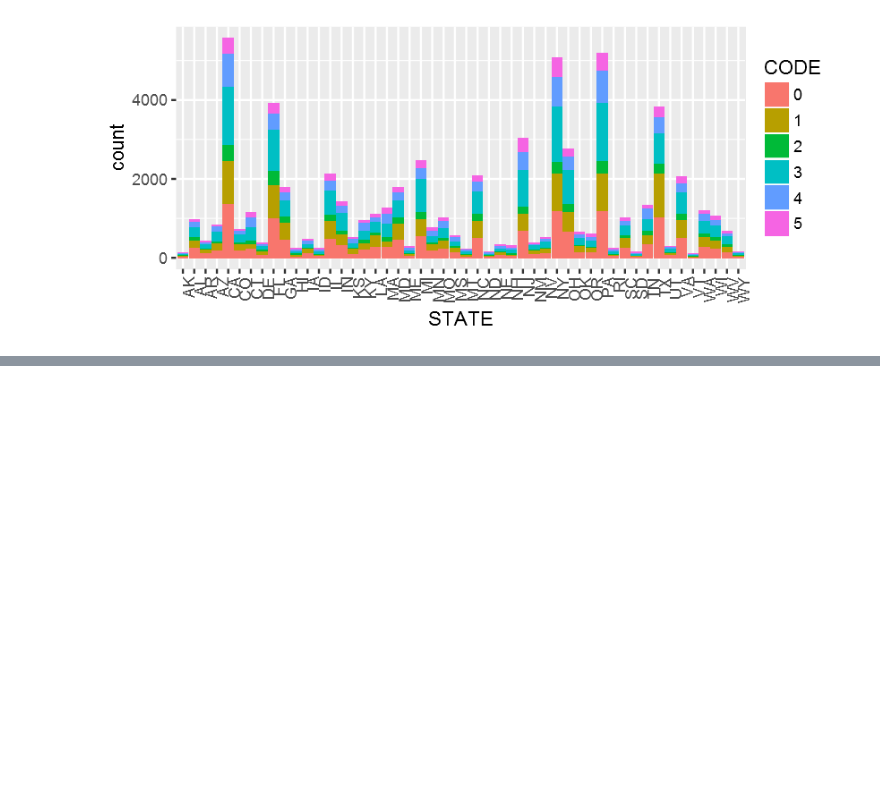
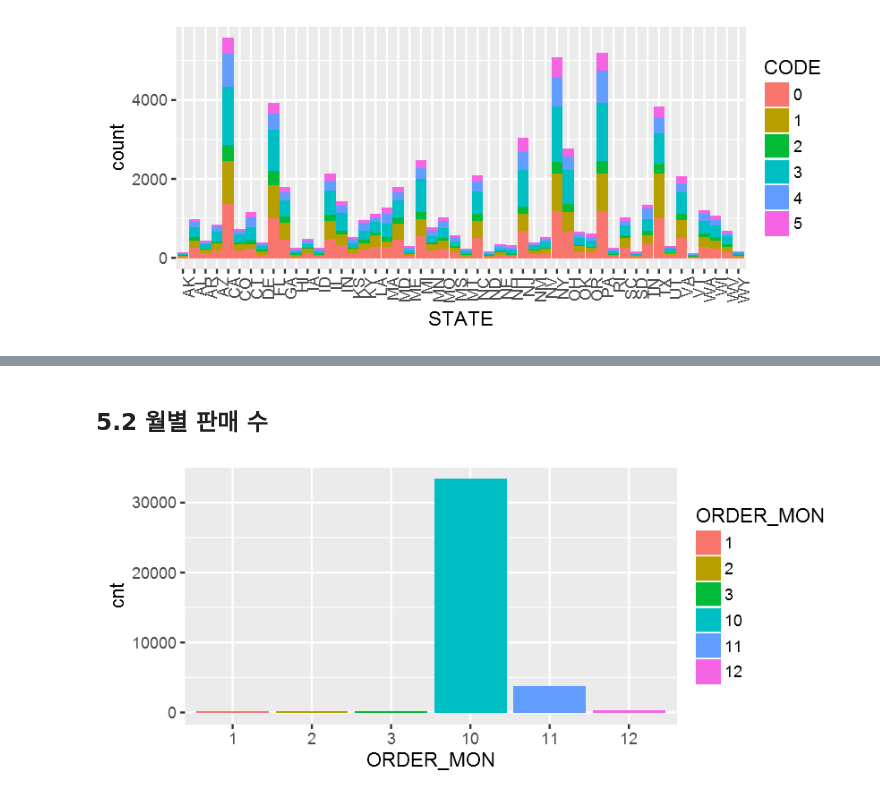
Before and after one commit to byungjun0689/DataScience, a Jupyter notebook: 1.Portfolio/2. QVC/QVC Analysis.ipynb, the cells around one changed output, grey strips where cells are left out. Saved outputs shown, nothing was run; the diff lists cells and outputs as text; code cells hidden in the pictures; blank space fills up the shorter version.

```diff
--- a/1.Portfolio/2. QVC/QVC Analysis.ipynb
+++ b/1.Portfolio/2. QVC/QVC Analysis.ipynb
@@ -128,0 +179,10 @@ ggplot(seg_customer,aes(x=STATE,fill=CODE)) + geom_bar() + theme(axis.text.x = e
+# %% [markdown]
+## 5.2  월별 판매 수
+# %%
+#  월별 판매 수
+mon_order <- order_df %>% group_by(ORDER_MON) %>% summarize(cnt =n())
+mon_order$ORDER_MON <- as.factor(mon_order$ORDER_MON)
+mon_order$per <- round(prop.table(mon_order$cnt),2) * 100
+ggplot(data=mon_order,aes(x=ORDER_MON,y=cnt,fill=ORDER_MON)) +geom_bar(stat="identity")
+# %% [output]
+[figure, added]
```
Also changed, not shown: parts of 35 cells of this notebook, 1 other file.
